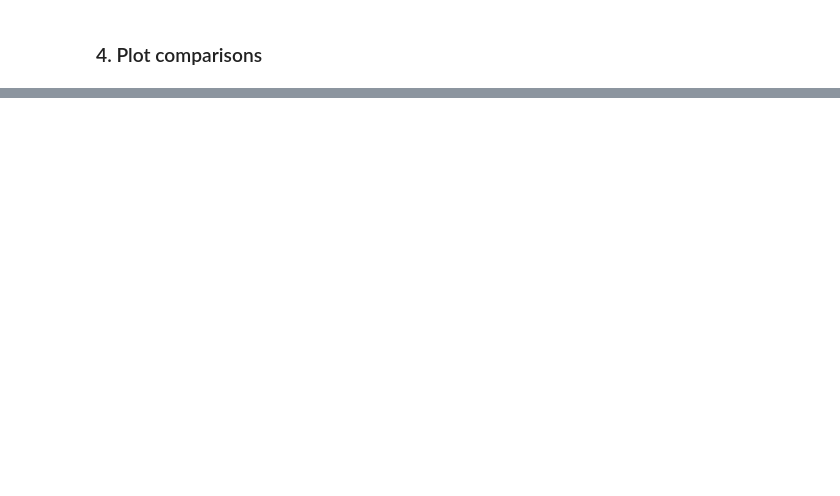
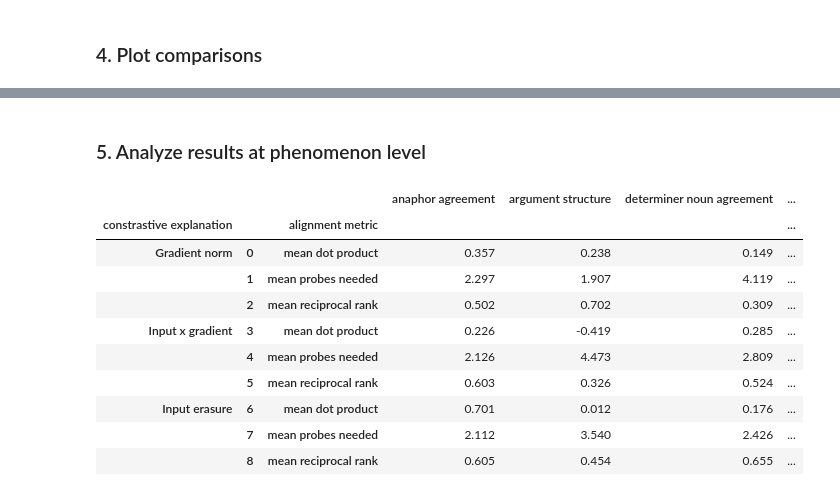
Before and after one commit to Bindila-Bogdan/Interpreting-Language-Models, a Jupyter notebook: notebooks/analyze_appropriate_evidence.ipynb, the cells around one changed output, grey strips where cells are left out. Drawn from its saved outputs; the diff is of its cells as text; code cells hidden in the pictures; blank space fills up the shorter version.

```diff
--- a/notebooks/analyze_appropriate_evidence.ipynb
+++ b/notebooks/analyze_appropriate_evidence.ipynb
@@ -114,0 +111,39 @@ plot_metrics_comparison()
+# %% [markdown]
+### 5. Analyze results at phenomenon level
+# %%
+phenomena = [
+    "anaphor agreement",
+    "argument structure",
+    "determiner noun agreement",
+    "npi licensing",
+    "subject verb agreement",
+]
+
+values = []
+
+for phenomenon in phenomena:
+    measurements_phenomenon = pd.DataFrame(pd.read_json(f'../results/averaged_metrics_{phenomenon.replace(" ", "_")}.json', typ='dictionary')).reset_index()
+    measurements_phenomenon = measurements_phenomenon.rename({"index": "metric", 0: "value"}, axis=1)
+    values.append([round(val, 3) for val in measurements_phenomenon["value"].values])
+
+measurements_phenomenon = preprocess_results(measurements_phenomenon)
+measurements_phenomenon = measurements_phenomenon.set_index(["constrastive explanation", "alignment metric"], append=True).swaplevel(0,1,axis=0)
+measurements_phenomena = measurements_phenomenon.drop("value", axis=1)
+
+for phenomenon_index in range(len(phenomena)):
+    measurements_phenomena[phenomena[phenomenon_index]] = values[phenomenon_index]
+
+measurements_phenomena.to_excel("../results/metrics_per_phenomenon.xlsx")
+measurements_phenomena
+# %% [output]
+|  |  |  | anaphor agreement | argument structure | determiner noun agreement | ... |
+| constrastive explanation |  | alignment metric |  |  |  | ... |
+| Gradient norm | 0 | mean dot product | 0.357 | 0.238 | 0.149 | ... |
+|  | 1 | mean probes needed | 2.297 | 1.907 | 4.119 | ... |
+|  | 2 | mean reciprocal rank | 0.502 | 0.702 | 0.309 | ... |
+| Input x gradient | 3 | mean dot product | 0.226 | -0.419 | 0.285 | ... |
+|  | 4 | mean probes needed | 2.126 | 4.473 | 2.809 | ... |
+|  | 5 | mean reciprocal rank | 0.603 | 0.326 | 0.524 | ... |
+| Input erasure | 6 | mean dot product | 0.701 | 0.012 | 0.176 | ... |
+|  | 7 | mean probes needed | 2.112 | 3.540 | 2.426 | ... |
+|  | 8 | mean reciprocal rank | 0.605 | 0.454 | 0.655 | ... |
```
Also changed, not shown: parts of 7 cells of this notebook, 11 other files.
